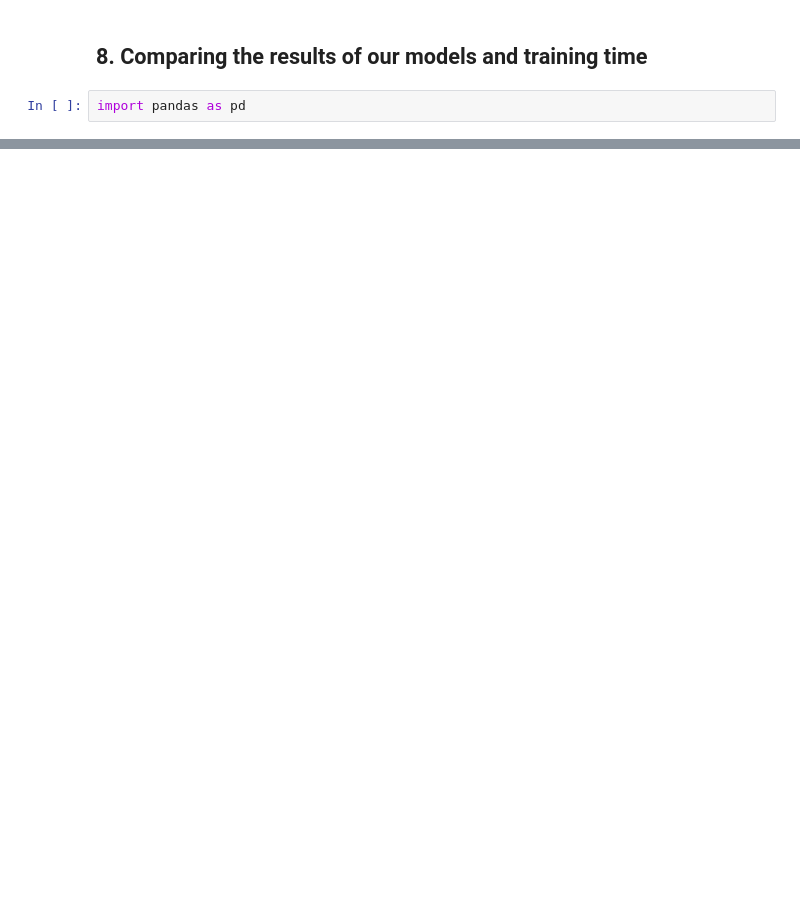
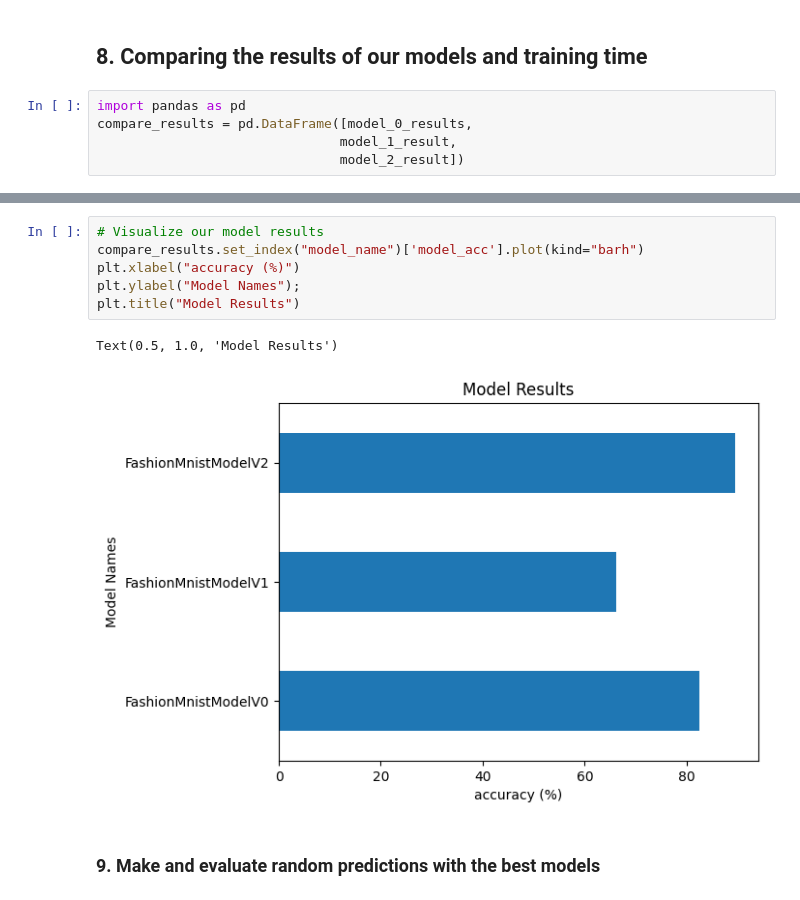
Before and after one commit to Anudeep28/Pytorch_Models, a Jupyter notebook: Pytorch_Models.ipynb, the cells around one changed output, grey strips where cells are left out. Saved outputs shown, nothing was run; the diff lists cells and outputs as text; blank space fills up the shorter version.

```diff
--- a/Pytorch_Models.ipynb
+++ b/Pytorch_Models.ipynb
@@ -1018,3 +1016,6 @@ model_2_result
 ## 8. Comparing the results of our models and training time
 # %%
 import pandas as pd
+compare_results = pd.DataFrame([model_0_results,
+                               model_1_result,
+                               model_2_result])
@@ -1020,0 +1029,11 @@ import pandas as pd
+# %%
+# Visualize our model results
+compare_results.set_index("model_name")['model_acc'].plot(kind="barh")
+plt.xlabel("accuracy (%)")
+plt.ylabel("Model Names");
+plt.title("Model Results")
+# %% [output]
+Text(0.5, 1.0, 'Model Results')
+[figure, added]
+# %% [markdown]
+### 9. Make and evaluate random predictions with the best models
```
Also changed, not shown: parts of 20 cells of this notebook, 2 other files.
